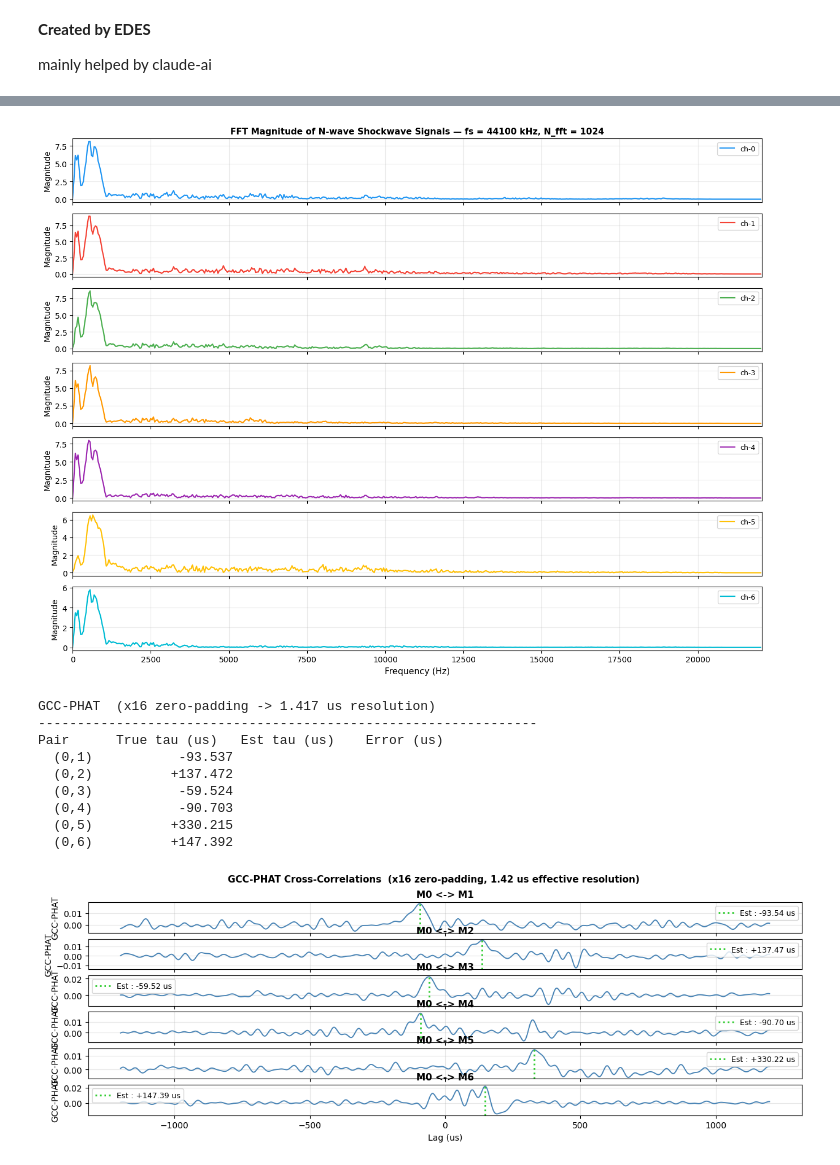
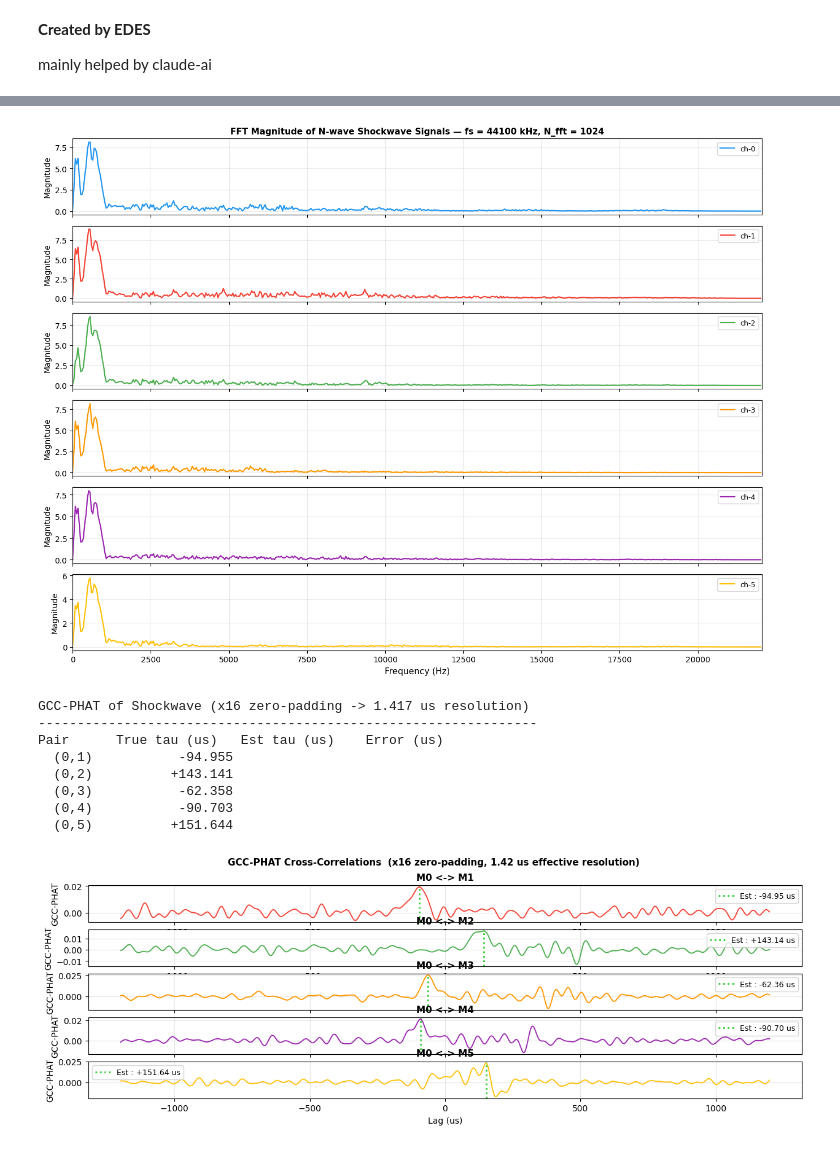
Before and after one commit to rizki-ap/Gunshot-Locator, a Jupyter notebook: read_wav_process.ipynb, the cells around one changed output, grey strips where cells are left out. Cells and saved outputs as stored; diff of their text form; code cells hidden in the pictures.

```diff
--- a/read_wav_process.ipynb
+++ b/read_wav_process.ipynb
@@ -104,25 +105,28 @@ data-6 length:165375 - rate:44100Hz - max_val:0.12392235547304153 @ 77141
 # %%
-target_length = 2**13 # 16384 samples
-smallest_offset = max(0, int(max_amplitude_idx[0] - 128))
+sw_length = 2**10 # 16384 samples
+sw_offset = max(0, int(max_amplitude_idx[0] - 128))
 print(f"starting index for cropping:{smallest_offset}")
 
+end_sw_idx = sw_offset + sw_length
+
+data_sw_signal=[]
 for i in range(num_files):
-  end_idx = smallest_offset + target_length
-  dataset_signal[i] = dataset_signal[i][smallest_offset:end_idx]
+  sw_signal = dataset_signal[i][sw_offset:end_sw_idx]
+  data_sw_signal.append(sw_signal)
 
-dataset_time = np.linspace(0., target_length / dataset_samplerate, target_length)
+data_sw_time = np.linspace(0., sw_length / dataset_samplerate, sw_length)
 
 fig, axes_s = plt.subplots(num_files, 1, figsize=(13, 10), sharex=True)
 for i in range(num_files):
     ax = axes_s[i]
-    ax.plot(dataset_time, dataset_signal[i], color=COLORS[i], lw=1.6, label=f'ch-{i}')
+    ax.plot(data_sw_time, data_sw_signal[i], color=COLORS[i], lw=1.6, label=f'ch-{i}')
     ax.set_ylabel('Amplitude (Pa)', fontsize=10)
     ax.legend(loc='upper right', fontsize=9)
     ax.grid(True, alpha=0.25)
 
 axes_s[-1].set_xlabel('Time (S)', fontsize=11)
 axes_s[0].set_title(
-    f'N-wave Shockwave Signals — fs = {dataset_samplerate} kHz',
+    f'N-wave Shockwave Signals — fs = {dataset_samplerate} kHz, N-sample = {target_length}',
     fontsize=11, fontweight='bold')
 plt.tight_layout()
 #plt.savefig('nwave_signals.png', dpi=150, bbox_inches='tight')
@@ -147,7 +151,7 @@ fig, axes_fft = plt.subplots(num_files, 1, figsize=(13, 10), sharex=True)
 for i in range(num_files):
     # Compute FFT for the current signal using N_fft_actual points
     # If the signal length is greater than N_fft_actual, it will be truncated.
-    yf = fft(dataset_signal[i], n=N_fft)
+    yf = fft(data_sw_signal[i], n=N_fft)
     # Take the magnitude and normalize, and consider only the positive frequencies
     magnitude = np.abs(yf[:N_fft // 2])
 
@@ -165,7 +169,7 @@ axes_fft[0].set_title(
 plt.tight_layout()
 plt.show()
 # %% [output]
-[figure, old version]
+[figure, new version]
 # %%
 # ╔══════════════════════════════════════════════════════════════════════════════════╗
 # ║  SECTION 8.1 — GCC-PHAT Algorithm & Shockwave TDOA                              ║
@@ -205,46 +209,45 @@ FS = dataset_samplerate
 INTERP = 16
 dt_eff = 1e6 / (FS * INTERP)
 
-print(f"GCC-PHAT  (x{INTERP} zero-padding -> {dt_eff:.3f} us resolution)")
+print(f"GCC-PHAT of Shockwave (x{INTERP} zero-padding -> {dt_eff:.3f} us resolution)")
 print("-" * 64)
 print(f"{'Pair':<8} {'True tau (us)':>14} {'Est tau (us)':>14} {'Error (us)':>13}")
 
-tdoa_results = {}
+tdoa_sw_results = {}
 for i in range(1, num_files):
-    tau_est, cc, lags = gcc_phat(dataset_signal[0], dataset_signal[i], FS, interp_factor=INTERP)
-    tdoa_results[i]   = (tau_est, cc, lags)
+    tau_est, cc, lags = gcc_phat(data_sw_signal[0], data_sw_signal[i], FS, interp_factor=INTERP)
+    tdoa_sw_results[i]   = (tau_est, cc, lags)
     print(f"  (0,{i})    {tau_est*1e6:>+14.3f}   ")
 
 fig, axes_g = plt.subplots(num_files-1, 1, figsize=(15, 4.5))
 WIN_GCC = 1.2e-3
 
 for idx, i in enumerate(range(1, num_files)):
-    tau_est, cc, lags = tdoa_results[i]
+    tau_est, cc, lags = tdoa_sw_results[i]
     ax = axes_g[idx]
     view = np.abs(lags) <= WIN_GCC
-    ax.plot(lags[view]*1e6, cc[view], color='steelblue', lw=1.3)
+    ax.plot(lags[view]*1e6, cc[view], color=COLORS[i], lw=1.3)
     ax.axvline(tau_est*1e6,  color='limegreen', ls=':',  lw=2.0,
                label=f'Est : {tau_est*1e6:+.2f} us')
     ax.set_xlabel('Lag (us)', fontsize=10)
     ax.set_ylabel('GCC-PHAT', fontsize=10)
     ax.set_title(f'M0 <-> M{i}', fontsize=11, fontweight='bold')
     ax.legend(fontsize=9);  ax.grid(True, alpha=0.3)
 
 fig.suptitle(
     f'GCC-PHAT Cross-Correlations  '
     f'(x{INTERP} zero-padding, {dt_eff:.2f} us effective resolution)',
     fontsize=11, fontweight='bold')
 #plt.tight_layout()
 plt.savefig('gcc_phat.png', dpi=150, bbox_inches='tight')
 plt.show()
 # %% [output]
-GCC-PHAT  (x16 zero-padding -> 1.417 us resolution)
+GCC-PHAT of Shockwave (x16 zero-padding -> 1.417 us resolution)
 ----------------------------------------------------------------
 Pair      True tau (us)   Est tau (us)    Error (us)
-  (0,1)           -93.537
-  (0,2)          +137.472
-  (0,3)           -59.524
+  (0,1)           -94.955
+  (0,2)          +143.141
+  (0,3)           -62.358
   (0,4)           -90.703
-  (0,5)          +330.215
-  (0,6)          +147.392
+  (0,5)          +151.644
-[figure, old version]
+[figure, new version]
```
Also changed, not shown: parts of 6 cells of this notebook.
